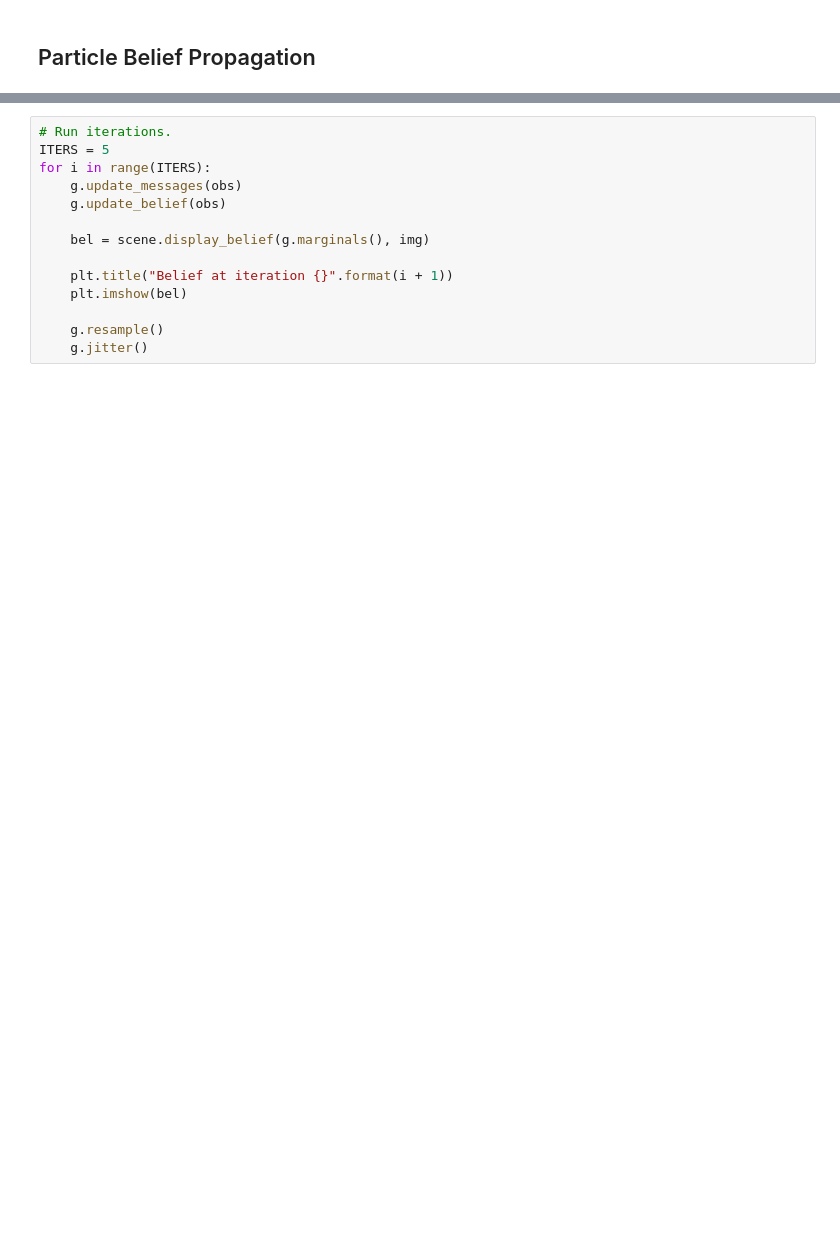
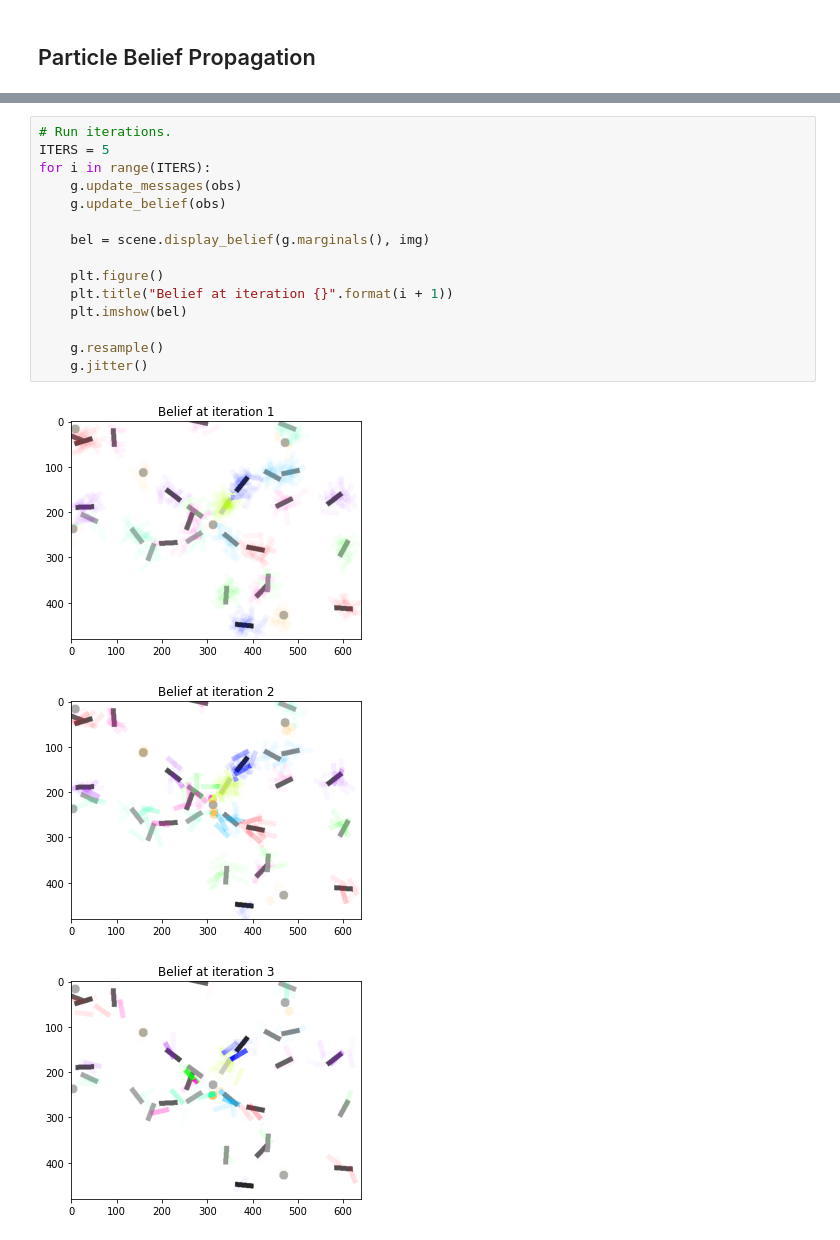
Before and after one commit to janapavlasek/bp-sandbox, a Jupyter notebook: particle_bp.ipynb, the cells around one changed output, grey strips where cells are left out. Saved outputs shown, nothing was run; the diff lists cells and outputs as text; blank space fills up the shorter version.

```diff
--- a/particle_bp.ipynb
+++ b/particle_bp.ipynb
@@ -65,14 +66,19 @@ plt.imshow(initial_bel)
 # %%
 # Run iterations.
 ITERS = 5
 for i in range(ITERS):
     g.update_messages(obs)
     g.update_belief(obs)
 
     bel = scene.display_belief(g.marginals(), img)
 
+    plt.figure()
     plt.title("Belief at iteration {}".format(i + 1))
     plt.imshow(bel)
 
     g.resample()
     g.jitter()
+# %% [output]
+[figure, added]
+[figure, added]
+[figure, added]
```
Also changed, not shown: parts of 5 cells of this notebook, 4 other files.
